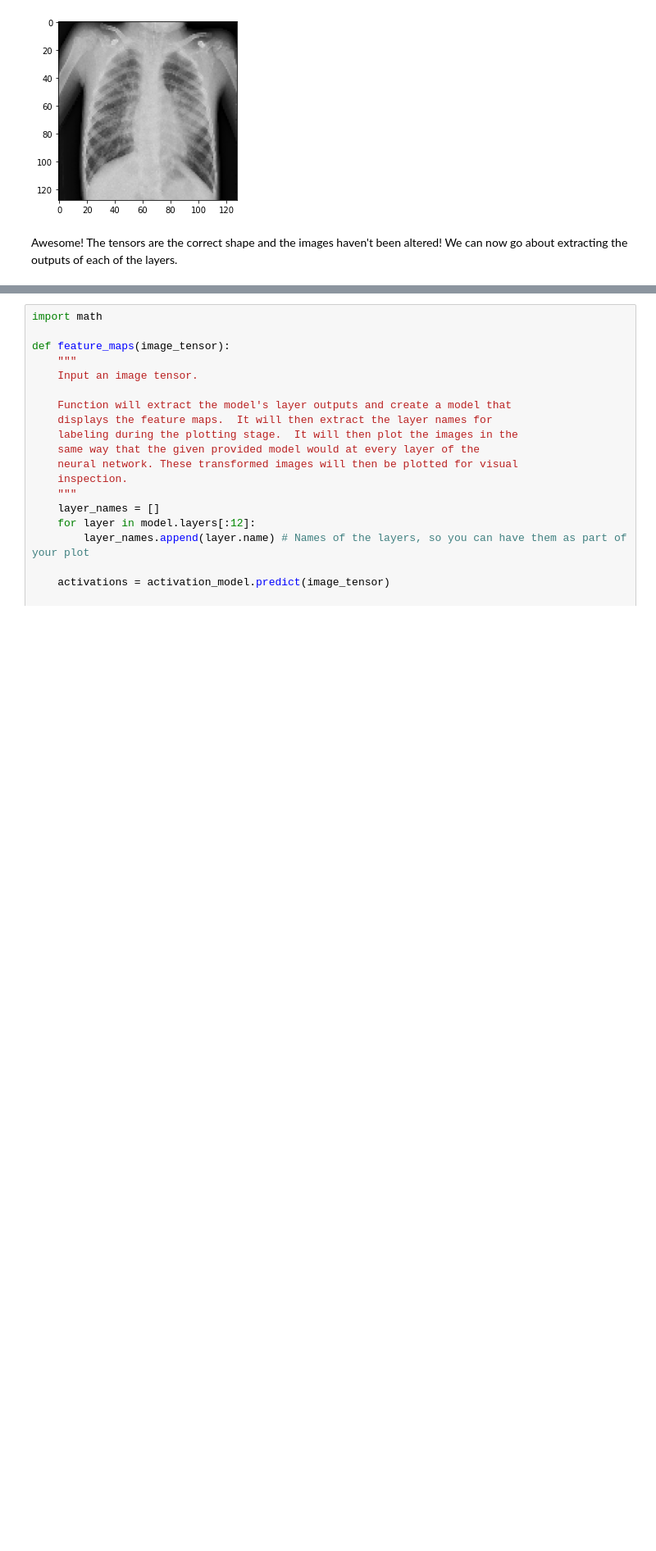
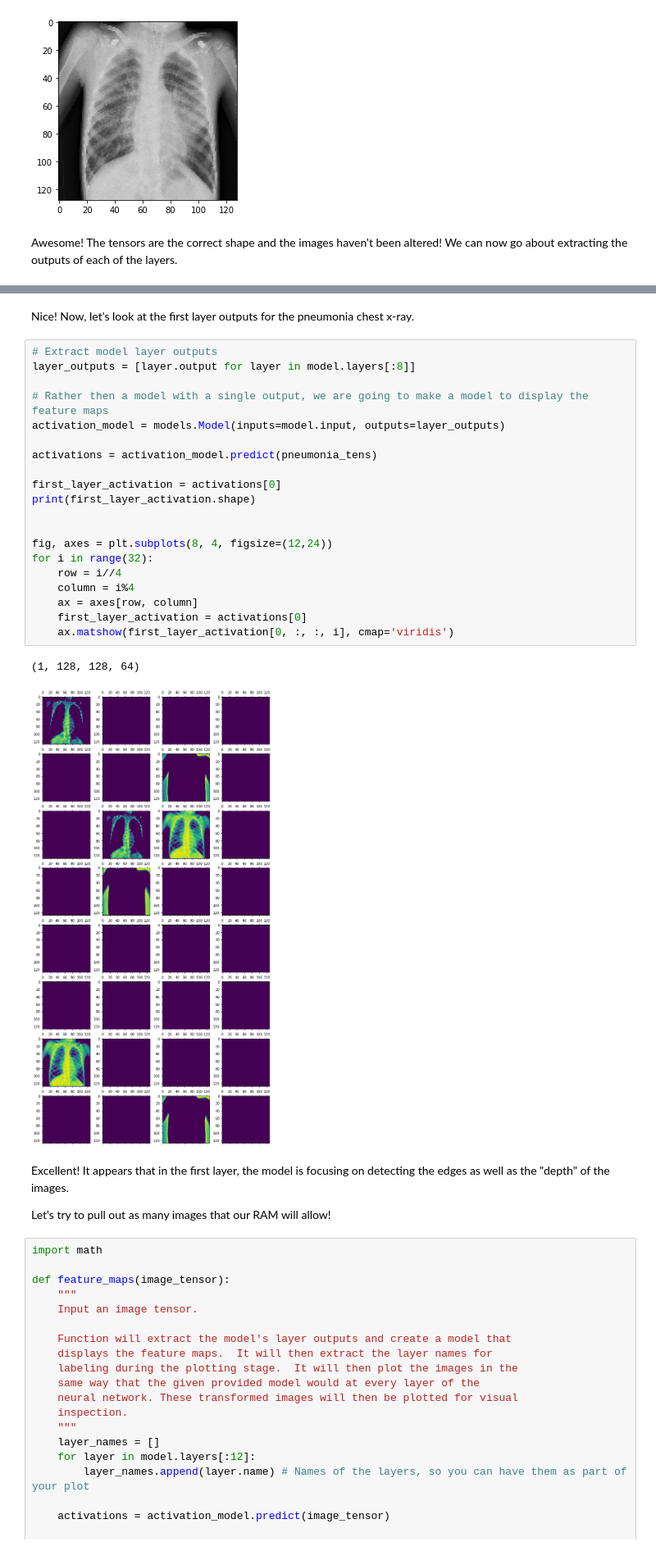
Before and after one commit to bmauss/Diagnosing-Pneumonia, a Jupyter notebook: Models and Data Analysis/Data Analysis with Model.ipynb, the cells around one changed output, grey strips where cells are left out. Shown at 82% size. Cells and saved outputs as stored; diff of their text form; blank space fills up the shorter version.

```diff
--- a/Models and Data Analysis/Data Analysis with Model.ipynb
+++ b/Models and Data Analysis/Data Analysis with Model.ipynb
@@ -118,3 +147,32 @@ Our next step is to extract the layer outputs from the model after activation.
+# %% [markdown]
+Nice!  Now, let's look at the first layer outputs for the pneumonia chest x-ray.
+# %%
+# Extract model layer outputs
+layer_outputs = [layer.output for layer in model.layers[:8]]
+
+# Rather then a model with a single output, we are going to make a model to display the feature maps
+activation_model = models.Model(inputs=model.input, outputs=layer_outputs)
+
+activations = activation_model.predict(pneumonia_tens)
+
+first_layer_activation = activations[0]
+print(first_layer_activation.shape)
+
+
+fig, axes = plt.subplots(8, 4, figsize=(12,24))
+for i in range(32):
+    row = i//4
+    column = i%4
+    ax = axes[row, column]
+    first_layer_activation = activations[0]
+    ax.matshow(first_layer_activation[0, :, :, i], cmap='viridis')
+# %% [output]
+(1, 128, 128, 64)
+[figure, added]
+# %% [markdown]
+Excellent!  It appears that in the first layer, the model is focusing on detecting the edges as well as the "depth" of the images.
+
+Let's try to pull out as many images that our RAM will allow!
 # %%
 import math
 
```
Also changed, not shown: parts of 3 cells of this notebook, 30 other files.
